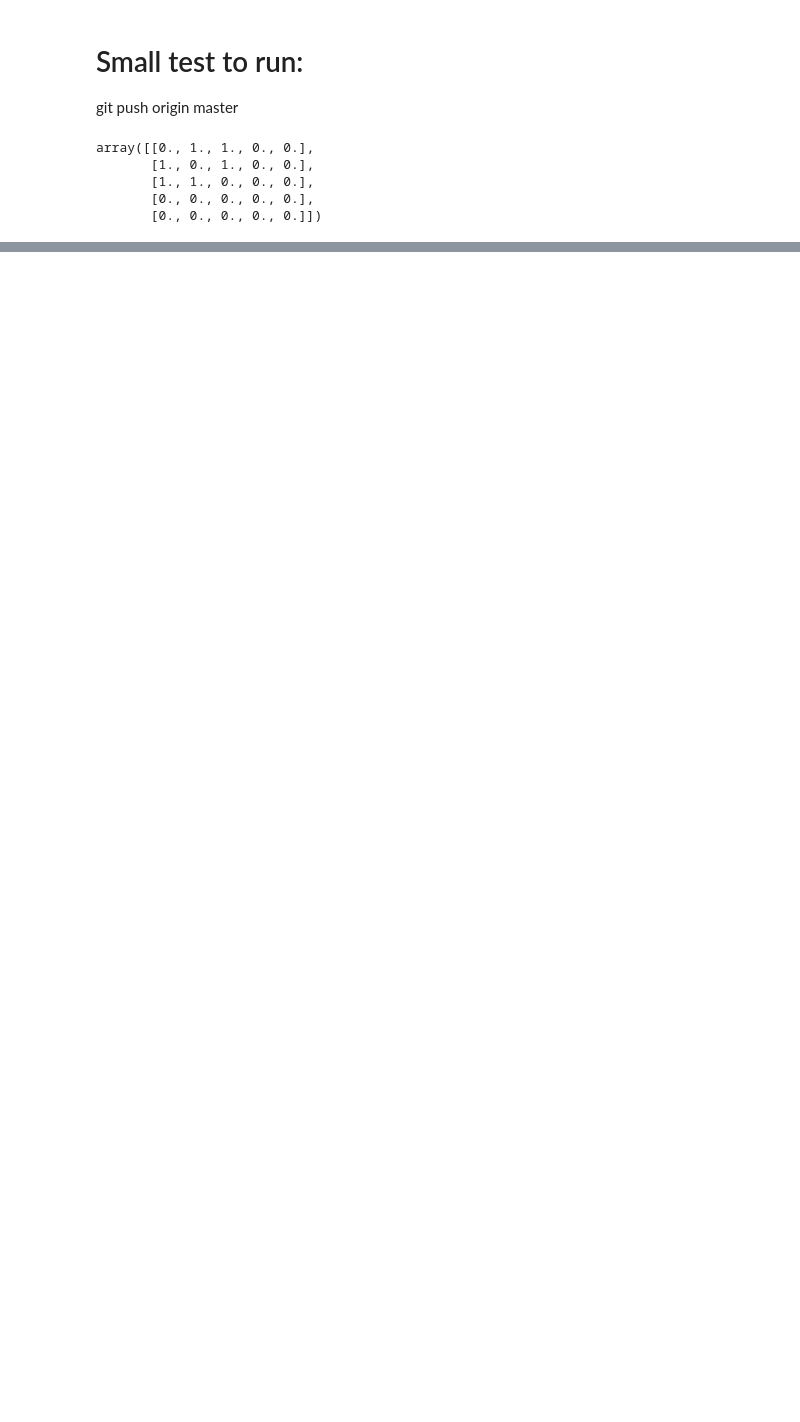
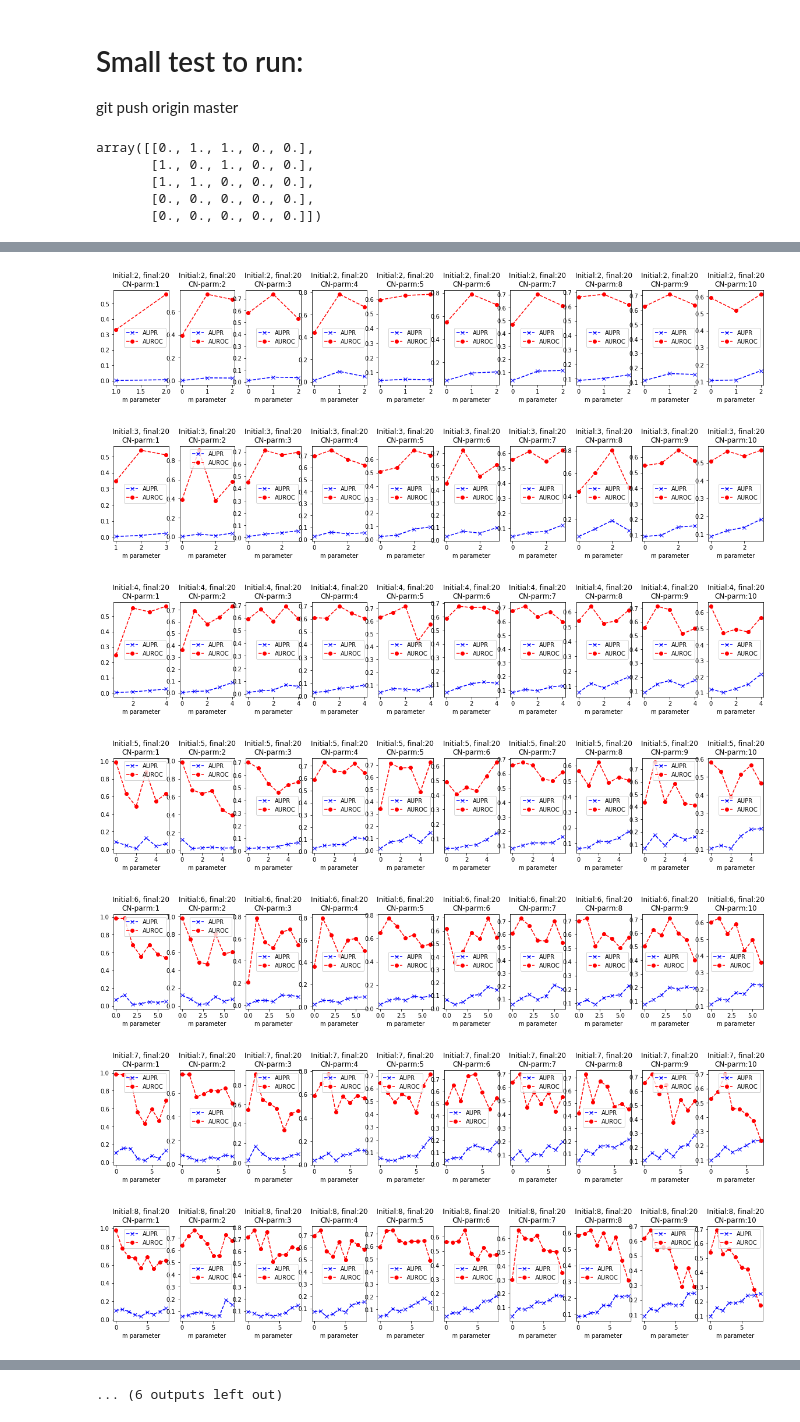
Before and after one commit to JorgeRuizBerlin/BACN, a Jupyter notebook: B-A+CN Model.ipynb, the cells around one changed output, grey strips where cells are left out. Saved outputs shown, nothing was run; the diff lists cells and outputs as text; code cells hidden in the pictures; blank space fills up the shorter version.

```diff
--- a/B-A+CN Model.ipynb
+++ b/B-A+CN Model.ipynb
@@ -214,4 +242,12 @@ def ploting_all_parameters(final, lmax, loops, CN):
         plt.show()
         end = time.time()
 # %%
-ploting_all_parameters(final=10, lmax=6, loops=1, CN=True)
+ploting_all_parameters(final=20, lmax=10, loops=10, CN=True)
+# %% [output]
+[figure, added]
+[figure, added]
+[figure, added]
+[figure, added]
+[figure, added]
+[figure, added]
+[figure, added]
@@ -217,0 +259 @@ ploting_all_parameters(final=10, lmax=6, loops=1, CN=True)
+... (6 outputs left out)
```
Also changed, not shown: parts of 5 cells of this notebook.
